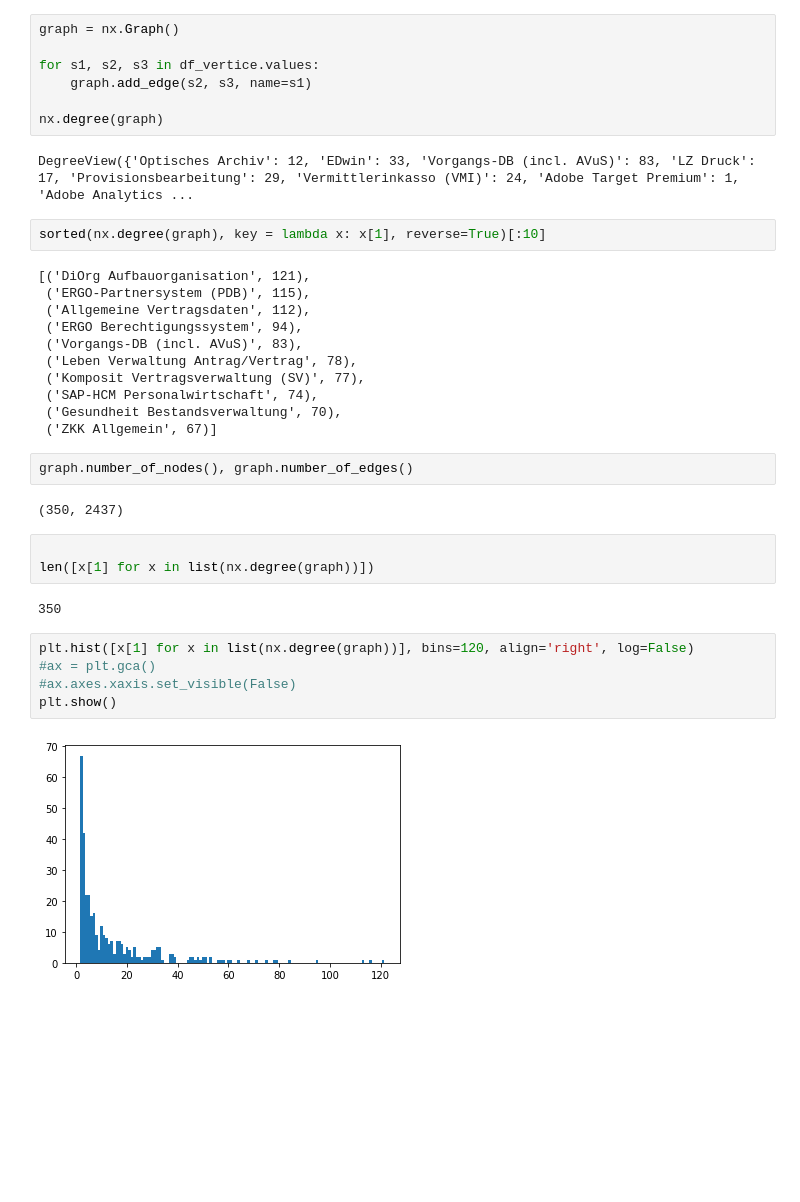
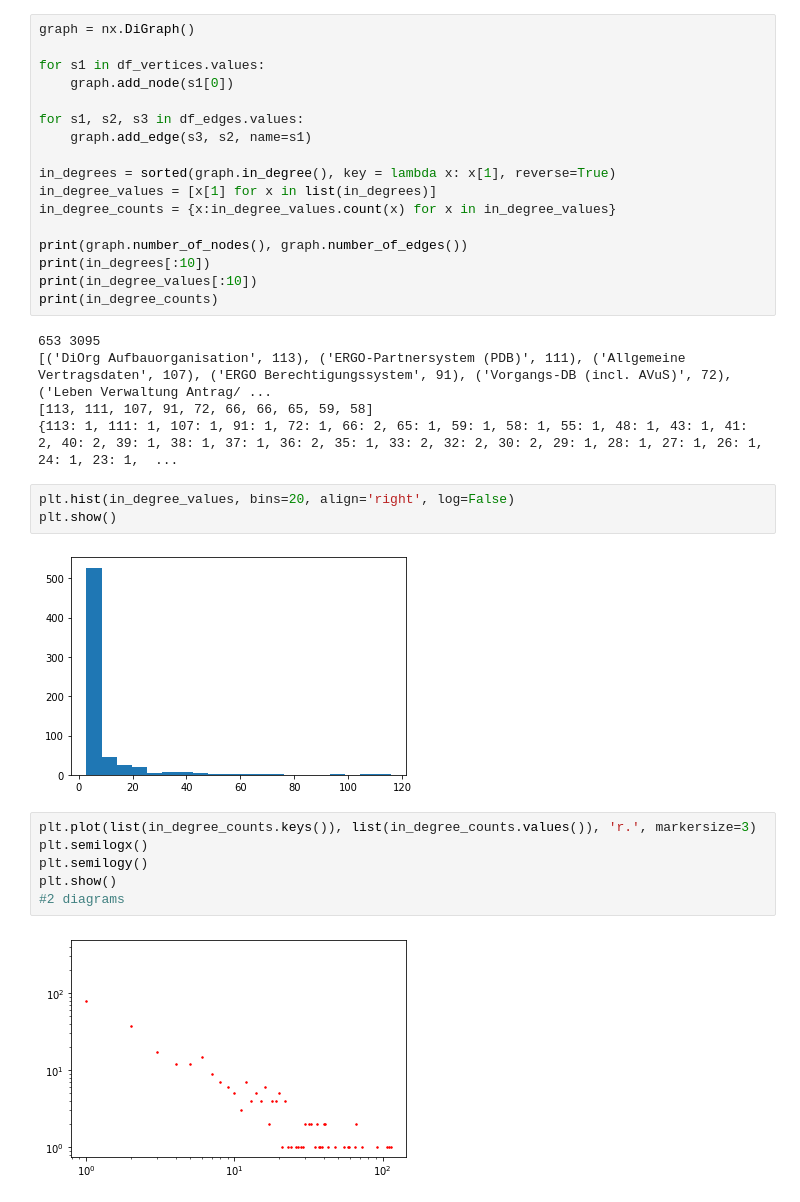
Before and after one commit to schorscho/Ants, a Jupyter notebook: gear_start (1).ipynb, the cells around one changed output. Drawn from its saved outputs; the diff is of its cells as text; blank space fills up the shorter version.

```diff
--- a/gear_start (1).ipynb
+++ b/gear_start (1).ipynb
@@ -56,41 +78,38 @@ memory usage: 72.7+ KB
-# %%
-graph = nx.Graph()
-
-for s1, s2, s3 in df_vertice.values:
-    graph.add_edge(s2, s3, name=s1)
-
-nx.degree(graph)
-# %% [output]
-DegreeView({'Optisches Archiv': 12, 'EDwin': 33, 'Vorgangs-DB (incl. AVuS)': 83, 'LZ Druck': 17, 'Provisionsbearbeitung': 29, 'Vermittlerinkasso (VMI)': 24, 'Adobe Target Premium': 1, 'Adobe Analytics ...
-# %%
-sorted(nx.degree(graph), key = lambda x: x[1], reverse=True)[:10]
-# %% [output]
-[('DiOrg Aufbauorganisation', 121),
- ('ERGO-Partnersystem (PDB)', 115),
- ('Allgemeine Vertragsdaten', 112),
- ('ERGO Berechtigungssystem', 94),
- ('Vorgangs-DB (incl. AVuS)', 83),
- ('Leben Verwaltung Antrag/Vertrag', 78),
- ('Komposit Vertragsverwaltung (SV)', 77),
- ('SAP-HCM Personalwirtschaft', 74),
- ('Gesundheit Bestandsverwaltung', 70),
- ('ZKK Allgemein', 67)]
-# %%
-graph.number_of_nodes(), graph.number_of_edges()
-# %% [output]
-(350, 2437)
-# %%
-
-len([x[1] for x in list(nx.degree(graph))])
-# %% [output]
-350
+# %%
+graph = nx.DiGraph()
+
+for s1 in df_vertices.values:
+    graph.add_node(s1[0])
+
+for s1, s2, s3 in df_edges.values:
+    graph.add_edge(s3, s2, name=s1)
+
+in_degrees = sorted(graph.in_degree(), key = lambda x: x[1], reverse=True)
+in_degree_values = [x[1] for x in list(in_degrees)]
+in_degree_counts = {x:in_degree_values.count(x) for x in in_degree_values}
+
+print(graph.number_of_nodes(), graph.number_of_edges())
+print(in_degrees[:10])
+print(in_degree_values[:10])
+print(in_degree_counts)
+# %% [output]
+653 3095
+[('DiOrg Aufbauorganisation', 113), ('ERGO-Partnersystem (PDB)', 111), ('Allgemeine Vertragsdaten', 107), ('ERGO Berechtigungssystem', 91), ('Vorgangs-DB (incl. AVuS)', 72), ('Leben Verwaltung Antrag/ ...
+[113, 111, 107, 91, 72, 66, 66, 65, 59, 58]
+{113: 1, 111: 1, 107: 1, 91: 1, 72: 1, 66: 2, 65: 1, 59: 1, 58: 1, 55: 1, 48: 1, 43: 1, 41: 2, 40: 2, 39: 1, 38: 1, 37: 1, 36: 2, 35: 1, 33: 2, 32: 2, 30: 2, 29: 1, 28: 1, 27: 1, 26: 1, 24: 1, 23: 1,  ...
 # %%
-plt.hist([x[1] for x in list(nx.degree(graph))], bins=120, align='right', log=False)
-#ax = plt.gca()
-#ax.axes.xaxis.set_visible(False)
+plt.hist(in_degree_values, bins=20, align='right', log=False)
 plt.show()
 # %% [output]
-[figure, old version]
+[figure, new version]
+# %%
+plt.plot(list(in_degree_counts.keys()), list(in_degree_counts.values()), 'r.', markersize=3)
+plt.semilogx()
+plt.semilogy()
+plt.show()
+#2 diagrams
+# %% [output]
+[figure, added]
 # %%
 sorted(nx.eigenvector_centrality(graph).items(), key=lambda x : x[1], reverse=True)[:10]
 # %% [output]
```
Also changed, not shown: parts of 7 cells of this notebook.
